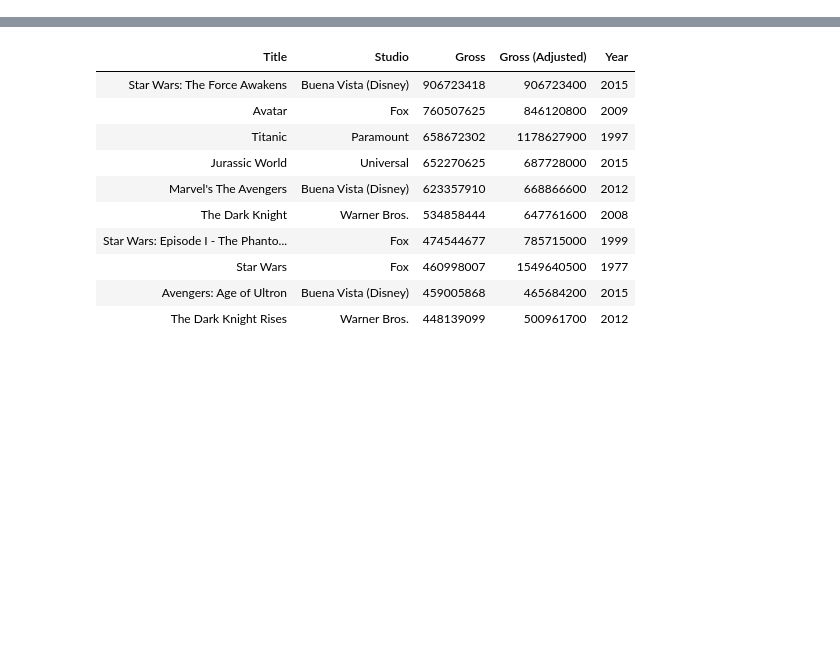
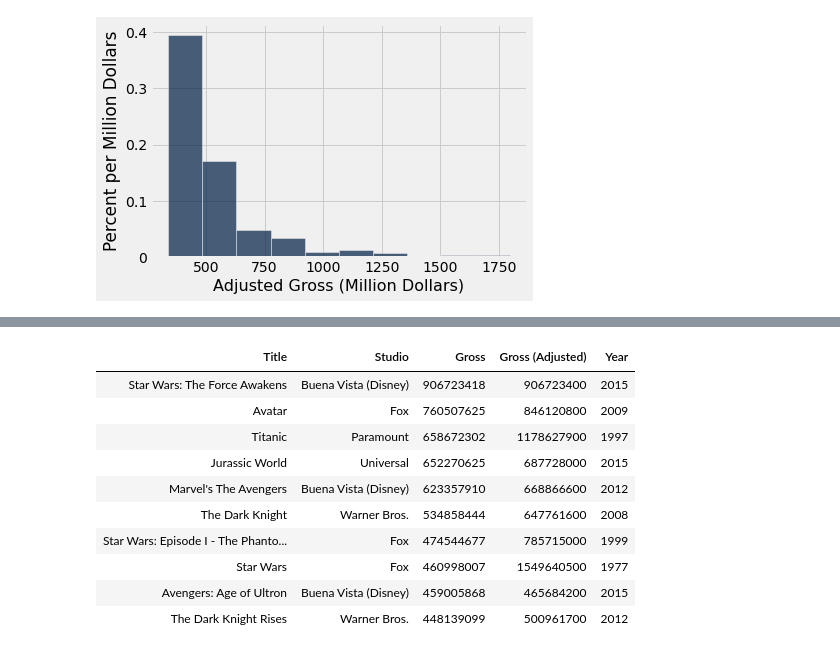
Before and after one commit to marctollis/INF110-Discovering-Informatics, a Jupyter notebook: coding snippets/lecture_9_snippets/Lecture 9.ipynb, the cells around one changed output, grey strips where cells are left out. Saved outputs shown, nothing was run; the diff lists cells and outputs as text; code cells hidden in the pictures; blank space fills up the shorter version.

```diff
--- a/coding snippets/lecture_9_snippets/Lecture 9.ipynb
+++ b/coding snippets/lecture_9_snippets/Lecture 9.ipynb
@@ -4,3 +4,7 @@ import numpy as np
 %matplotlib inline
 import matplotlib.pyplot as plots
 plots.style.use('fivethirtyeight')
+# %%
+top = Table.read_table("top_movies_2017.csv")
+# Make the numbers in the Gross and Gross (Adjusted) columns look nicer:
+top.set_format([2, 3], NumberFormatter)
@@ -6,0 +30,3 @@ plots.style.use('fivethirtyeight')
+# %%
+millions = top.select(0).with_columns('Adjusted Gross', np.round(top.column(3)/1e6, 2))
+millions
@@ -6,0 +111,4 @@ plots.style.use('fivethirtyeight')
+# %%
+millions.hist('Adjusted Gross', unit="Million Dollars")
+# %% [output]
+[figure, added]
```
Also changed, not shown: parts of 29 cells of this notebook, 1 other file.
